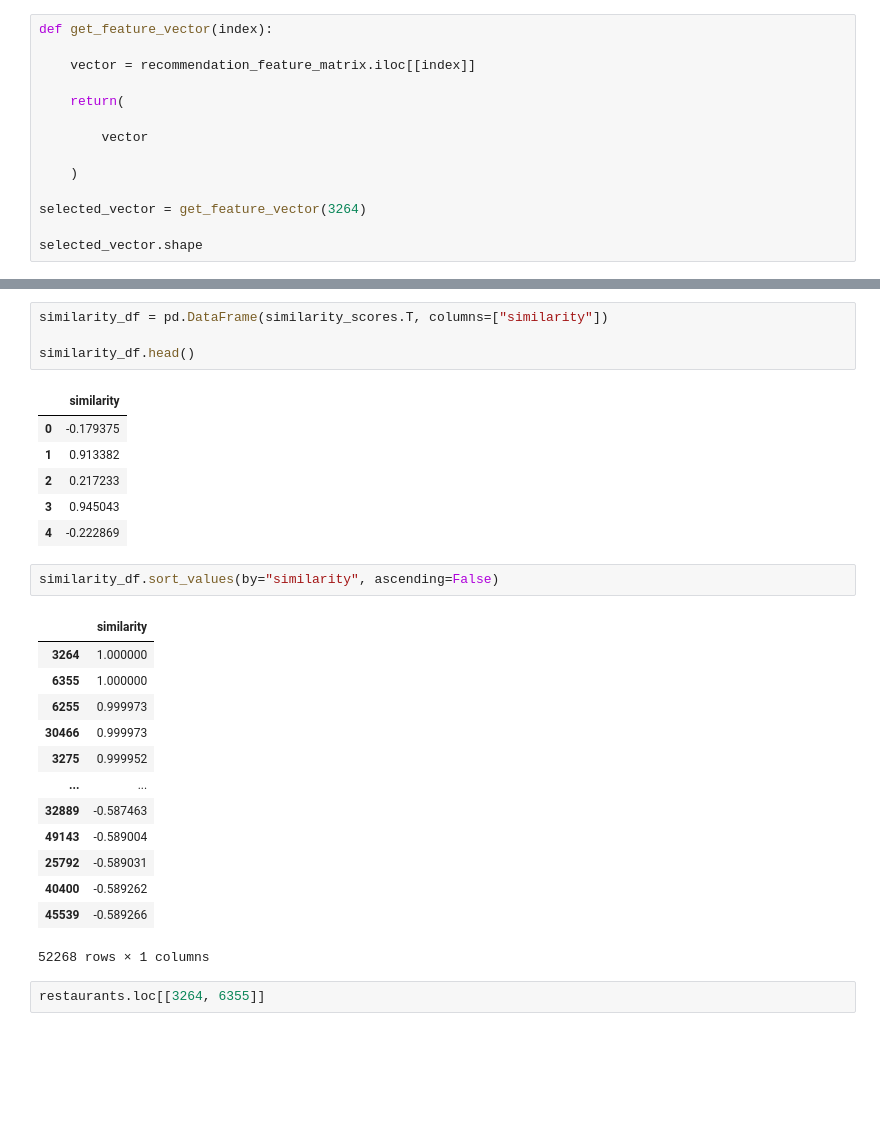
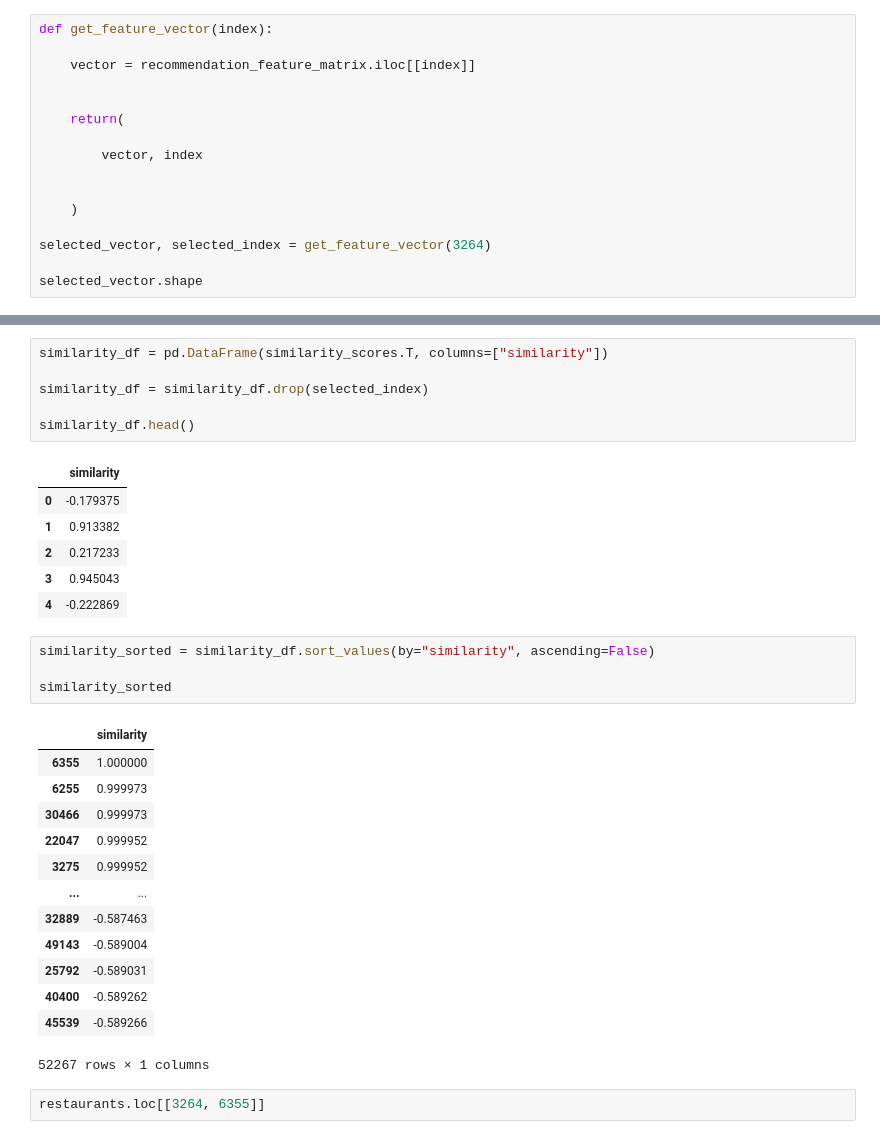
Before and after one commit to egaverilla-thestudent/Restaurant-Recommendation-System-Redux, a Jupyter notebook: notebooks/03_feature_engineering.ipynb, the cells around one changed output, grey strips where cells are left out. Cells and saved outputs as stored; diff of their text form; blank space fills up the shorter version.

Commit message:
drop the selected business/index

```diff
--- a/notebooks/03_feature_engineering.ipynb
+++ b/notebooks/03_feature_engineering.ipynb
@@ -469,13 +469,15 @@ def get_feature_vector(index):
 
     vector = recommendation_feature_matrix.iloc[[index]]
 
+
     return(
 
-        vector
+        vector, index
+
 
     )
 
-selected_vector = get_feature_vector(3264)
+selected_vector, selected_index = get_feature_vector(3264)
 
 selected_vector.shape
 # %% [output]
@@ -491,6 +497,8 @@ similarity_scores = cosine_similarity(
 # %%
 similarity_df = pd.DataFrame(similarity_scores.T, columns=["similarity"])
 
+similarity_df = similarity_df.drop(selected_index)
+
 similarity_df.head()
 # %% [output]
 |  | similarity |
@@ -500,13 +508,15 @@ similarity_df.head()
 | 3 | 0.945043 |
 | 4 | -0.222869 |
 # %%
-similarity_df.sort_values(by="similarity", ascending=False)
+similarity_sorted = similarity_df.sort_values(by="similarity", ascending=False)
+
+similarity_sorted
 # %% [output]
 |  | similarity |
-| 3264 | 1.000000 |
 | 6355 | 1.000000 |
 | 6255 | 0.999973 |
 | 30466 | 0.999973 |
+| 22047 | 0.999952 |
 | 3275 | 0.999952 |
 | ... | ... |
 | 32889 | -0.587463 |
@@ -514,7 +524,7 @@ similarity_df.sort_values(by="similarity", ascending=False)
 | 25792 | -0.589031 |
 | 40400 | -0.589262 |
 | 45539 | -0.589266 |
-52268 rows × 1 columns
+52267 rows × 1 columns
 # %%
 restaurants.loc[[3264, 6355]]
 # %% [output]
```
Also changed, not shown: parts of 5 cells of this notebook.
